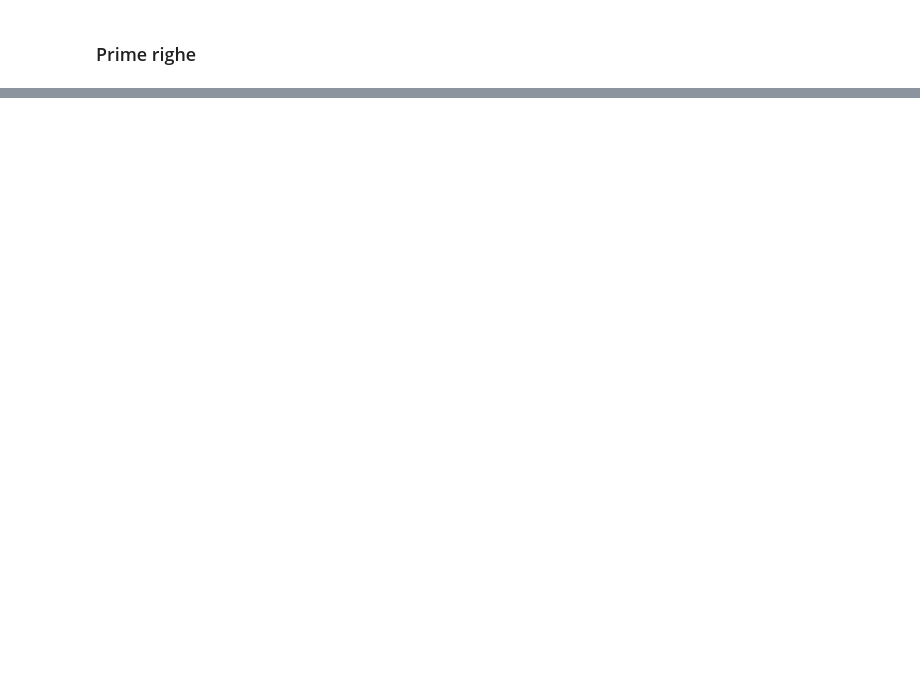
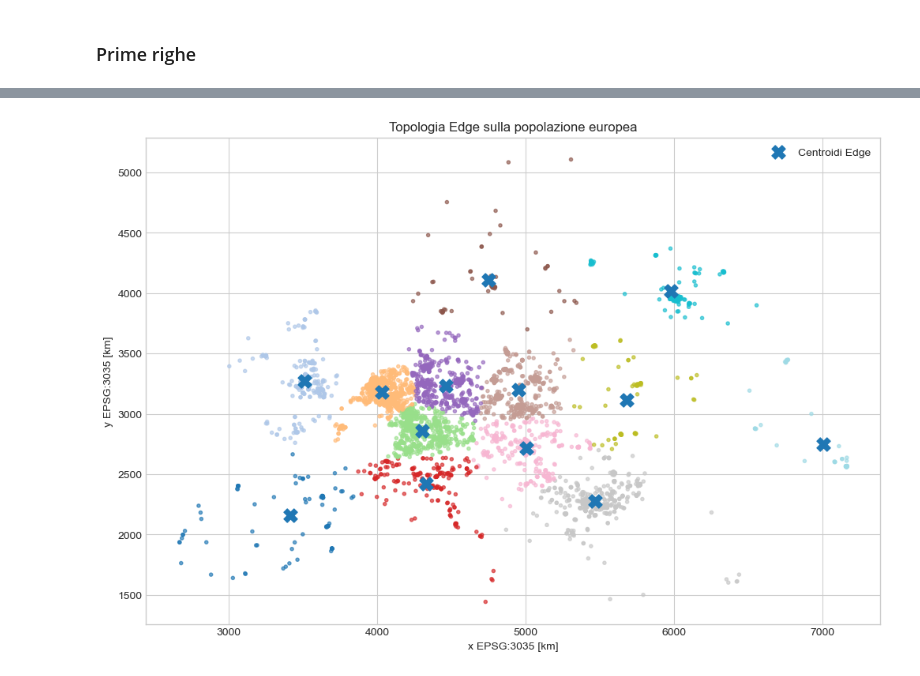
Before and after one commit to AleVassa00/continuum-simulator, a Jupyter notebook: notebooks/01_bme280_architecture_eda.ipynb, the cells around one changed output, grey strips where cells are left out. Saved outputs shown, nothing was run; the diff lists cells and outputs as text; code cells hidden in the pictures; blank space fills up the shorter version.

```diff
--- a/notebooks/01_bme280_architecture_eda.ipynb
+++ b/notebooks/01_bme280_architecture_eda.ipynb
@@ -1166,0 +1156,38 @@ materialized_sample.to_frame('valore')
+# %%
+fig, ax = plt.subplots(
+    figsize=(12, 8)
+)
+
+cmap = plt.get_cmap(
+    'tab20',
+    selected_k_edge,
+)
+
+ax.scatter(
+    europe_topology['x_km'],
+    europe_topology['y_km'],
+    c=europe_topology['edge_cluster'],
+    cmap=cmap,
+    s=9,
+    alpha=0.65,
+)
+
+ax.scatter(
+    edge_centroids['centroid_x_km'],
+    edge_centroids['centroid_y_km'],
+    marker='X',
+    s=150,
+    label='Centroidi Edge',
+)
+
+ax.set(
+    xlabel='x EPSG:3035 [km]',
+    ylabel='y EPSG:3035 [km]',
+    title='Topologia Edge sulla popolazione europea',
+)
+
+ax.legend()
+
+plt.show()
+# %% [output]
+[figure, added]
```
Also changed, not shown: parts of 92 cells of this notebook, 15 other files.
